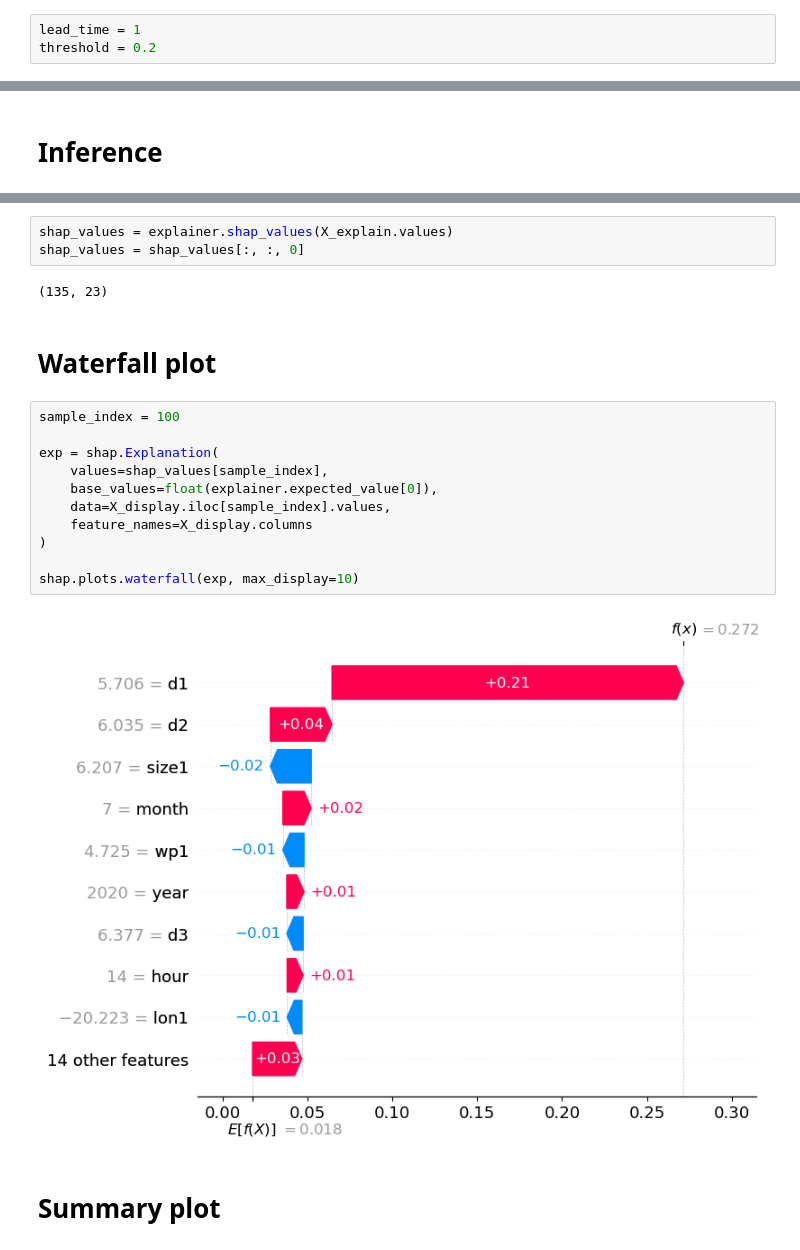
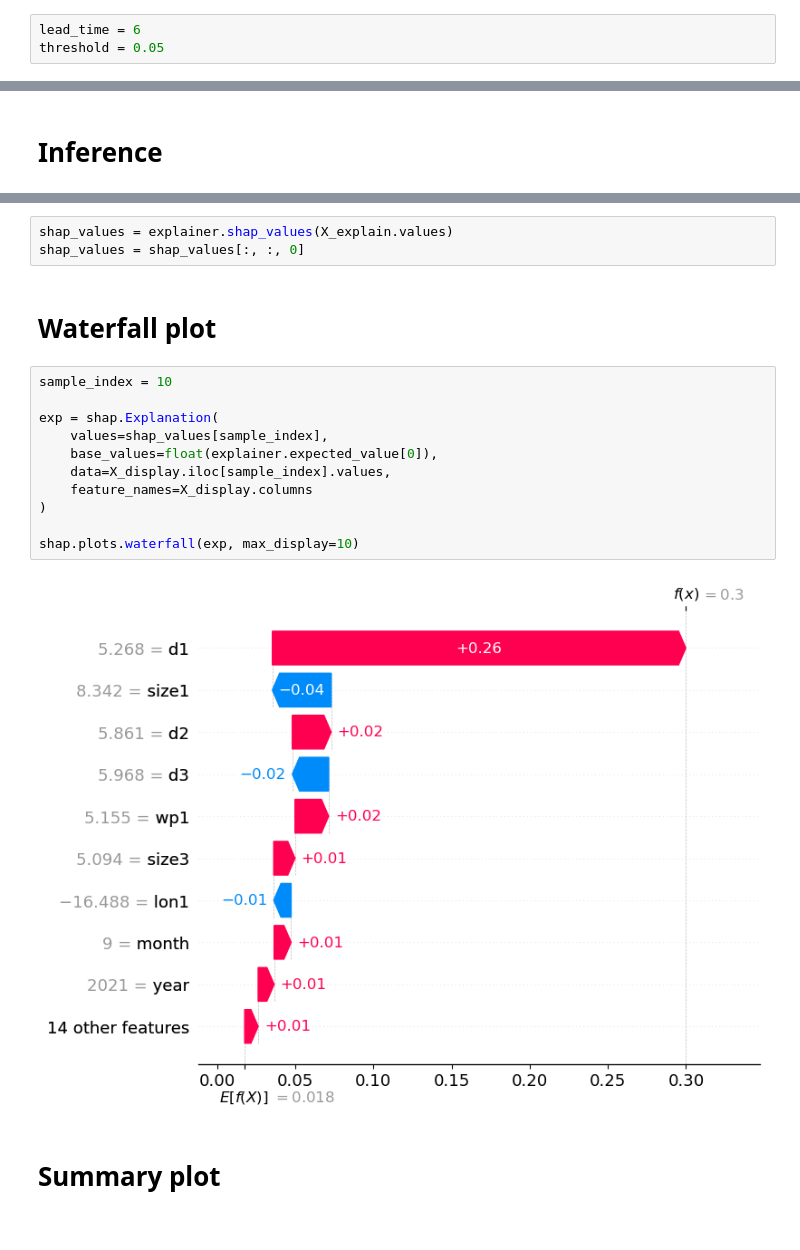
Before and after one commit to mendrika-mdg/EPS-Impact-Case-AI-Nowcasting, a Jupyter notebook: model/dakar/analysis/SHAP/shap-lead-time.ipynb, the cells around one changed output, grey strips where cells are left out. Saved outputs shown, nothing was run; the diff lists cells and outputs as text.

Commit message:
plot from RHEL

```diff
--- a/model/dakar/analysis/SHAP/shap-lead-time.ipynb
+++ b/model/dakar/analysis/SHAP/shap-lead-time.ipynb
@@ -11,8 +11,8 @@ This notebook is to perform a SHAP analysis to explain the prediction of the now
 # %% [markdown]
 # Choose the lead time and the classification threshold
 # %%
-lead_time = 1
-threshold = 0.2
+lead_time = 6
+threshold = 0.05
 # %% [markdown]
 # Module import
 # %%
@@ -108,23 +108,21 @@ X_explain = X_explain[pos_idx]
 # %%
 shap_values = explainer.shap_values(X_explain.values)
 shap_values = shap_values[:, :, 0]
-# %% [output]
-(135, 23)
 # %% [markdown]
 # Waterfall plot
 # %%
-sample_index = 100
+sample_index = 10
 
 exp = shap.Explanation(
     values=shap_values[sample_index],
     base_values=float(explainer.expected_value[0]),
     data=X_display.iloc[sample_index].values,
     feature_names=X_display.columns
 )
 
 shap.plots.waterfall(exp, max_display=10)
 # %% [output]
-[figure, old version]
+[figure, new version]
 # %% [markdown]
 # Summary plot
 # %%
```
Also changed, not shown: parts of 7 cells of this notebook, 5 other files.
